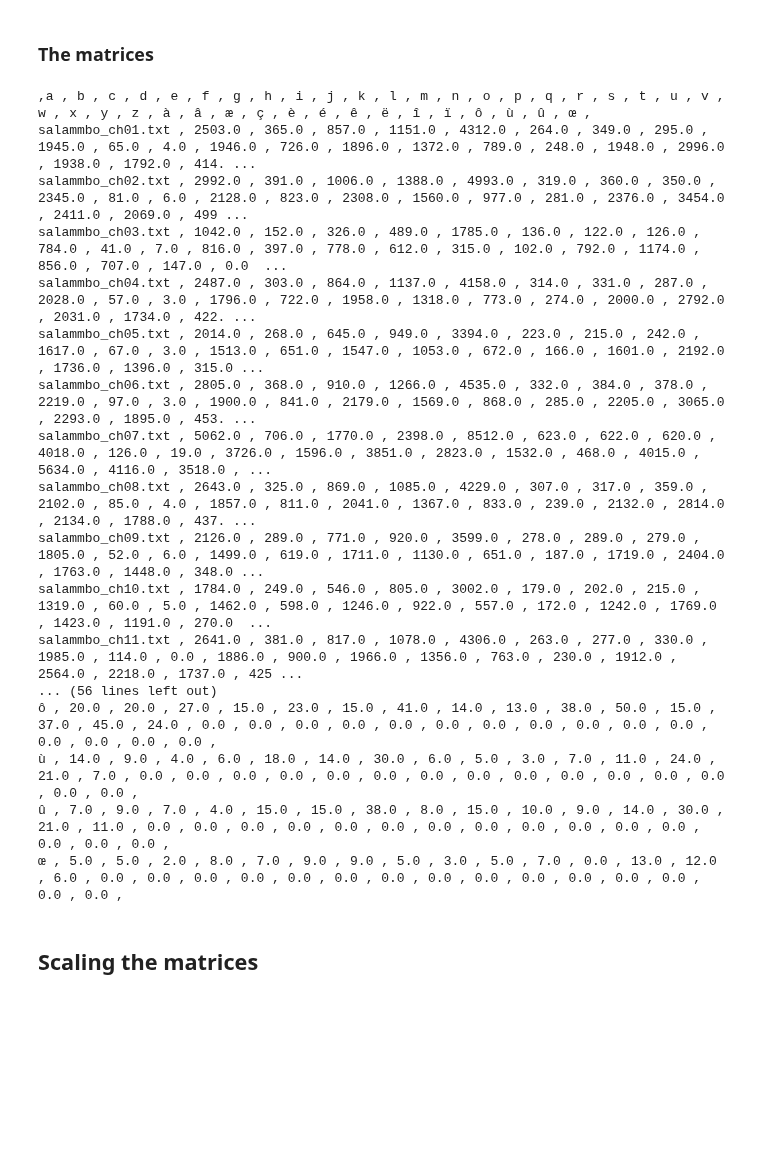
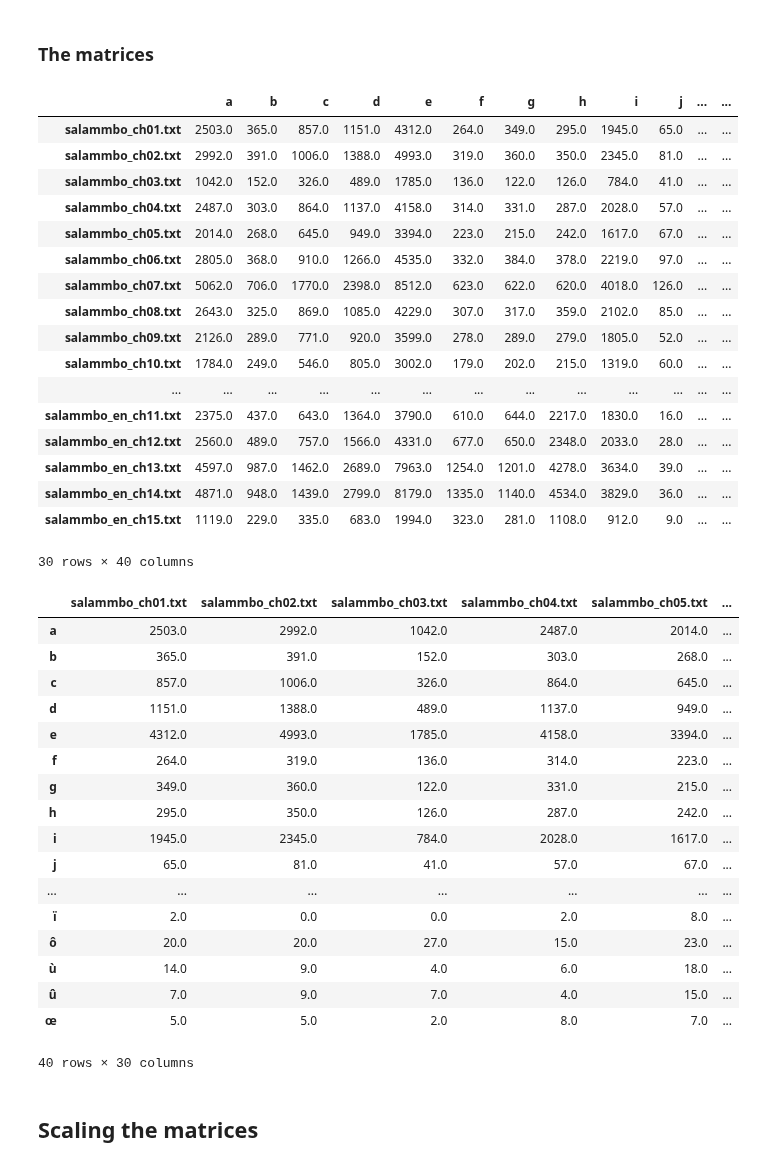
Before and after one commit to pnugues/ilppp, a Jupyter notebook: programs/ch05/python/ch05-3.ipynb, the cells around one changed output. Cells and saved outputs as stored; diff of their text form; code cells hidden in the pictures; blank space fills up the shorter version.

```diff
--- a/programs/ch05/python/ch05-3.ipynb
+++ b/programs/ch05/python/ch05-3.ipynb
@@ -172,26 +173,50 @@ print(idx2char)
 ### The matrices
 # %%
 X = build_matrix(doc2idx, idx2doc, char2idx, idx2char, counts_by_chapter)
-print_matrix(idx2doc, idx2char, X)
-print_matrix(idx2char, idx2doc, X.T)
+#print_matrix(idx2doc, idx2char, X)
+#print_matrix(idx2char, idx2doc, X.T)
-# %% [output]
-,a , b , c , d , e , f , g , h , i , j , k , l , m , n , o , p , q , r , s , t , u , v , w , x , y , z , à , â , æ , ç , è , é , ê , ë , î , ï , ô , ù , û , œ ,
-salammbo_ch01.txt , 2503.0 , 365.0 , 857.0 , 1151.0 , 4312.0 , 264.0 , 349.0 , 295.0 , 1945.0 , 65.0 , 4.0 , 1946.0 , 726.0 , 1896.0 , 1372.0 , 789.0 , 248.0 , 1948.0 , 2996.0 , 1938.0 , 1792.0 , 414. ...
-salammbo_ch02.txt , 2992.0 , 391.0 , 1006.0 , 1388.0 , 4993.0 , 319.0 , 360.0 , 350.0 , 2345.0 , 81.0 , 6.0 , 2128.0 , 823.0 , 2308.0 , 1560.0 , 977.0 , 281.0 , 2376.0 , 3454.0 , 2411.0 , 2069.0 , 499 ...
-salammbo_ch03.txt , 1042.0 , 152.0 , 326.0 , 489.0 , 1785.0 , 136.0 , 122.0 , 126.0 , 784.0 , 41.0 , 7.0 , 816.0 , 397.0 , 778.0 , 612.0 , 315.0 , 102.0 , 792.0 , 1174.0 , 856.0 , 707.0 , 147.0 , 0.0  ...
-salammbo_ch04.txt , 2487.0 , 303.0 , 864.0 , 1137.0 , 4158.0 , 314.0 , 331.0 , 287.0 , 2028.0 , 57.0 , 3.0 , 1796.0 , 722.0 , 1958.0 , 1318.0 , 773.0 , 274.0 , 2000.0 , 2792.0 , 2031.0 , 1734.0 , 422. ...
-salammbo_ch05.txt , 2014.0 , 268.0 , 645.0 , 949.0 , 3394.0 , 223.0 , 215.0 , 242.0 , 1617.0 , 67.0 , 3.0 , 1513.0 , 651.0 , 1547.0 , 1053.0 , 672.0 , 166.0 , 1601.0 , 2192.0 , 1736.0 , 1396.0 , 315.0 ...
-salammbo_ch06.txt , 2805.0 , 368.0 , 910.0 , 1266.0 , 4535.0 , 332.0 , 384.0 , 378.0 , 2219.0 , 97.0 , 3.0 , 1900.0 , 841.0 , 2179.0 , 1569.0 , 868.0 , 285.0 , 2205.0 , 3065.0 , 2293.0 , 1895.0 , 453. ...
-salammbo_ch07.txt , 5062.0 , 706.0 , 1770.0 , 2398.0 , 8512.0 , 623.0 , 622.0 , 620.0 , 4018.0 , 126.0 , 19.0 , 3726.0 , 1596.0 , 3851.0 , 2823.0 , 1532.0 , 468.0 , 4015.0 , 5634.0 , 4116.0 , 3518.0 , ...
-salammbo_ch08.txt , 2643.0 , 325.0 , 869.0 , 1085.0 , 4229.0 , 307.0 , 317.0 , 359.0 , 2102.0 , 85.0 , 4.0 , 1857.0 , 811.0 , 2041.0 , 1367.0 , 833.0 , 239.0 , 2132.0 , 2814.0 , 2134.0 , 1788.0 , 437. ...
-salammbo_ch09.txt , 2126.0 , 289.0 , 771.0 , 920.0 , 3599.0 , 278.0 , 289.0 , 279.0 , 1805.0 , 52.0 , 6.0 , 1499.0 , 619.0 , 1711.0 , 1130.0 , 651.0 , 187.0 , 1719.0 , 2404.0 , 1763.0 , 1448.0 , 348.0 ...
-salammbo_ch10.txt , 1784.0 , 249.0 , 546.0 , 805.0 , 3002.0 , 179.0 , 202.0 , 215.0 , 1319.0 , 60.0 , 5.0 , 1462.0 , 598.0 , 1246.0 , 922.0 , 557.0 , 172.0 , 1242.0 , 1769.0 , 1423.0 , 1191.0 , 270.0  ...
-salammbo_ch11.txt , 2641.0 , 381.0 , 817.0 , 1078.0 , 4306.0 , 263.0 , 277.0 , 330.0 , 1985.0 , 114.0 , 0.0 , 1886.0 , 900.0 , 1966.0 , 1356.0 , 763.0 , 230.0 , 1912.0 , 2564.0 , 2218.0 , 1737.0 , 425 ...
-... (56 lines left out)
-ô , 20.0 , 20.0 , 27.0 , 15.0 , 23.0 , 15.0 , 41.0 , 14.0 , 13.0 , 38.0 , 50.0 , 15.0 , 37.0 , 45.0 , 24.0 , 0.0 , 0.0 , 0.0 , 0.0 , 0.0 , 0.0 , 0.0 , 0.0 , 0.0 , 0.0 , 0.0 , 0.0 , 0.0 , 0.0 , 0.0 ,
-ù , 14.0 , 9.0 , 4.0 , 6.0 , 18.0 , 14.0 , 30.0 , 6.0 , 5.0 , 3.0 , 7.0 , 11.0 , 24.0 , 21.0 , 7.0 , 0.0 , 0.0 , 0.0 , 0.0 , 0.0 , 0.0 , 0.0 , 0.0 , 0.0 , 0.0 , 0.0 , 0.0 , 0.0 , 0.0 , 0.0 ,
-û , 7.0 , 9.0 , 7.0 , 4.0 , 15.0 , 15.0 , 38.0 , 8.0 , 15.0 , 10.0 , 9.0 , 14.0 , 30.0 , 21.0 , 11.0 , 0.0 , 0.0 , 0.0 , 0.0 , 0.0 , 0.0 , 0.0 , 0.0 , 0.0 , 0.0 , 0.0 , 0.0 , 0.0 , 0.0 , 0.0 ,
-œ , 5.0 , 5.0 , 2.0 , 8.0 , 7.0 , 9.0 , 9.0 , 5.0 , 3.0 , 5.0 , 7.0 , 0.0 , 13.0 , 12.0 , 6.0 , 0.0 , 0.0 , 0.0 , 0.0 , 0.0 , 0.0 , 0.0 , 0.0 , 0.0 , 0.0 , 0.0 , 0.0 , 0.0 , 0.0 , 0.0 ,
+# %%
+pd.DataFrame(X, sorted(idx2doc.values()), sorted(idx2char.values()))
+# %% [output]
+|  | a | b | c | d | e | f | g | h | i | j | ... | ... |
+| salammbo_ch01.txt | 2503.0 | 365.0 | 857.0 | 1151.0 | 4312.0 | 264.0 | 349.0 | 295.0 | 1945.0 | 65.0 | ... | ... |
+| salammbo_ch02.txt | 2992.0 | 391.0 | 1006.0 | 1388.0 | 4993.0 | 319.0 | 360.0 | 350.0 | 2345.0 | 81.0 | ... | ... |
+| salammbo_ch03.txt | 1042.0 | 152.0 | 326.0 | 489.0 | 1785.0 | 136.0 | 122.0 | 126.0 | 784.0 | 41.0 | ... | ... |
+| salammbo_ch04.txt | 2487.0 | 303.0 | 864.0 | 1137.0 | 4158.0 | 314.0 | 331.0 | 287.0 | 2028.0 | 57.0 | ... | ... |
+| salammbo_ch05.txt | 2014.0 | 268.0 | 645.0 | 949.0 | 3394.0 | 223.0 | 215.0 | 242.0 | 1617.0 | 67.0 | ... | ... |
+| salammbo_ch06.txt | 2805.0 | 368.0 | 910.0 | 1266.0 | 4535.0 | 332.0 | 384.0 | 378.0 | 2219.0 | 97.0 | ... | ... |
+| salammbo_ch07.txt | 5062.0 | 706.0 | 1770.0 | 2398.0 | 8512.0 | 623.0 | 622.0 | 620.0 | 4018.0 | 126.0 | ... | ... |
+| salammbo_ch08.txt | 2643.0 | 325.0 | 869.0 | 1085.0 | 4229.0 | 307.0 | 317.0 | 359.0 | 2102.0 | 85.0 | ... | ... |
+| salammbo_ch09.txt | 2126.0 | 289.0 | 771.0 | 920.0 | 3599.0 | 278.0 | 289.0 | 279.0 | 1805.0 | 52.0 | ... | ... |
+| salammbo_ch10.txt | 1784.0 | 249.0 | 546.0 | 805.0 | 3002.0 | 179.0 | 202.0 | 215.0 | 1319.0 | 60.0 | ... | ... |
+| ... | ... | ... | ... | ... | ... | ... | ... | ... | ... | ... | ... | ... |
+| salammbo_en_ch11.txt | 2375.0 | 437.0 | 643.0 | 1364.0 | 3790.0 | 610.0 | 644.0 | 2217.0 | 1830.0 | 16.0 | ... | ... |
+| salammbo_en_ch12.txt | 2560.0 | 489.0 | 757.0 | 1566.0 | 4331.0 | 677.0 | 650.0 | 2348.0 | 2033.0 | 28.0 | ... | ... |
+| salammbo_en_ch13.txt | 4597.0 | 987.0 | 1462.0 | 2689.0 | 7963.0 | 1254.0 | 1201.0 | 4278.0 | 3634.0 | 39.0 | ... | ... |
+| salammbo_en_ch14.txt | 4871.0 | 948.0 | 1439.0 | 2799.0 | 8179.0 | 1335.0 | 1140.0 | 4534.0 | 3829.0 | 36.0 | ... | ... |
+| salammbo_en_ch15.txt | 1119.0 | 229.0 | 335.0 | 683.0 | 1994.0 | 323.0 | 281.0 | 1108.0 | 912.0 | 9.0 | ... | ... |
+30 rows × 40 columns
+# %%
+pd.DataFrame(X.T, sorted(idx2char.values()), sorted(idx2doc.values()))
+# %% [output]
+|  | salammbo_ch01.txt | salammbo_ch02.txt | salammbo_ch03.txt | salammbo_ch04.txt | salammbo_ch05.txt | ... |
+| a | 2503.0 | 2992.0 | 1042.0 | 2487.0 | 2014.0 | ... |
+| b | 365.0 | 391.0 | 152.0 | 303.0 | 268.0 | ... |
+| c | 857.0 | 1006.0 | 326.0 | 864.0 | 645.0 | ... |
+| d | 1151.0 | 1388.0 | 489.0 | 1137.0 | 949.0 | ... |
+| e | 4312.0 | 4993.0 | 1785.0 | 4158.0 | 3394.0 | ... |
+| f | 264.0 | 319.0 | 136.0 | 314.0 | 223.0 | ... |
+| g | 349.0 | 360.0 | 122.0 | 331.0 | 215.0 | ... |
+| h | 295.0 | 350.0 | 126.0 | 287.0 | 242.0 | ... |
+| i | 1945.0 | 2345.0 | 784.0 | 2028.0 | 1617.0 | ... |
+| j | 65.0 | 81.0 | 41.0 | 57.0 | 67.0 | ... |
+| ... | ... | ... | ... | ... | ... | ... |
+| ï | 2.0 | 0.0 | 0.0 | 2.0 | 8.0 | ... |
+| ô | 20.0 | 20.0 | 27.0 | 15.0 | 23.0 | ... |
+| ù | 14.0 | 9.0 | 4.0 | 6.0 | 18.0 | ... |
+| û | 7.0 | 9.0 | 7.0 | 4.0 | 15.0 | ... |
+| œ | 5.0 | 5.0 | 2.0 | 8.0 | 7.0 | ... |
+40 rows × 30 columns
 # %% [markdown]
 ## Scaling the matrices
 # %%
```
Also changed, not shown: parts of 7 cells of this notebook, 2 other files.
